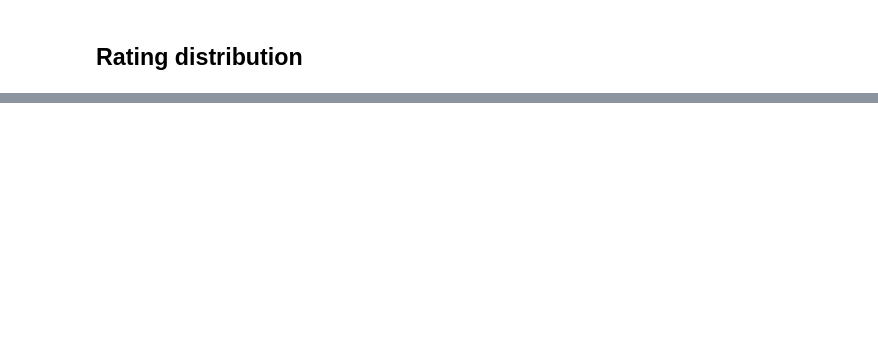
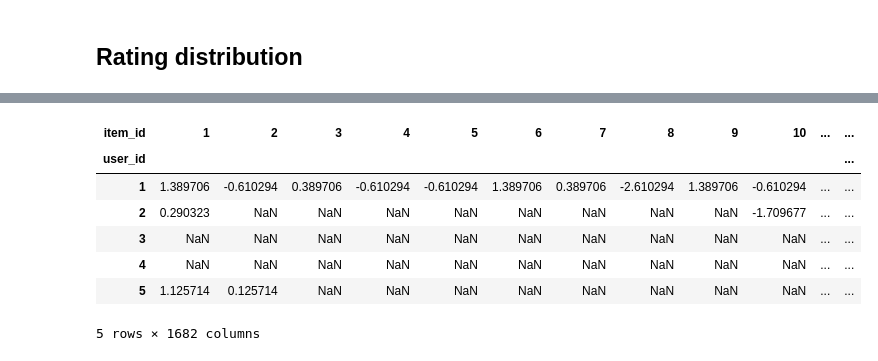
Before and after one commit to AlexeyKresin/hybrid-recommendation-engine, a Jupyter notebook: notebooks/eda_movielens.ipynb, the cells around one changed output, grey strips where cells are left out. Saved outputs shown, nothing was run; the diff lists cells and outputs as text; code cells hidden in the pictures; blank space fills up the shorter version.

```diff
--- a/notebooks/eda_movielens.ipynb
+++ b/notebooks/eda_movielens.ipynb
@@ -49,0 +99,15 @@ plt.show()
+# %%
+user_means = user_item_matrix.mean(axis=1)
+
+normalized_matrix = user_item_matrix.sub(user_means, axis=0)
+
+normalized_matrix.head()
+# %% [output]
+| item_id | 1 | 2 | 3 | 4 | 5 | 6 | 7 | 8 | 9 | 10 | ... | ... |
+| user_id |  |  |  |  |  |  |  |  |  |  |  | ... |
+| 1 | 1.389706 | -0.610294 | 0.389706 | -0.610294 | -0.610294 | 1.389706 | 0.389706 | -2.610294 | 1.389706 | -0.610294 | ... | ... |
+| 2 | 0.290323 | NaN | NaN | NaN | NaN | NaN | NaN | NaN | NaN | -1.709677 | ... | ... |
+| 3 | NaN | NaN | NaN | NaN | NaN | NaN | NaN | NaN | NaN | NaN | ... | ... |
+| 4 | NaN | NaN | NaN | NaN | NaN | NaN | NaN | NaN | NaN | NaN | ... | ... |
+| 5 | 1.125714 | 0.125714 | NaN | NaN | NaN | NaN | NaN | NaN | NaN | NaN | ... | ... |
+5 rows × 1682 columns
```
Also changed, not shown: parts of 33 cells of this notebook.
